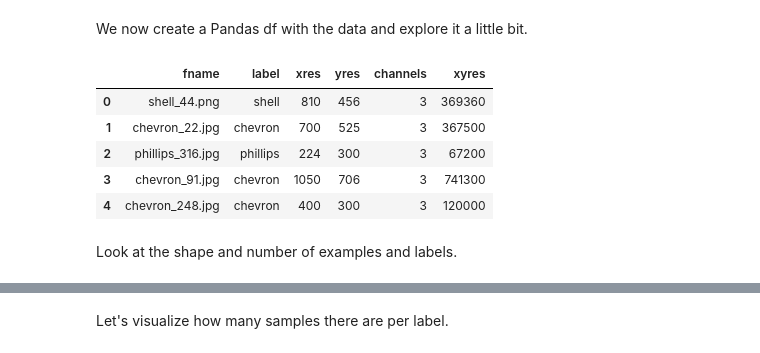
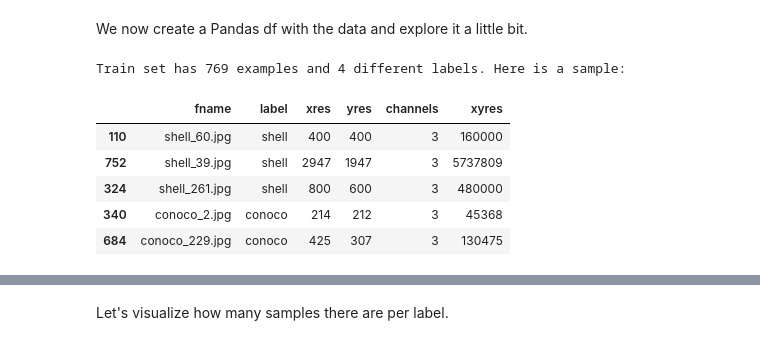
Before and after one commit to gheorghebg11/Shell, a Jupyter notebook: Shell.ipynb, the cells around one changed output, grey strips where cells are left out. Saved outputs shown, nothing was run; the diff lists cells and outputs as text; code cells hidden in the pictures.

```diff
--- a/Shell.ipynb
+++ b/Shell.ipynb
@@ -122,13 +126,13 @@ We removed 0 corrupted files out of 769 total files.
 We now create a Pandas df with the data and explore it a little bit.
 # %%
 train = pd.DataFrame(filenames_and_labels, columns=['fname', 'label', 'xres', 'yres', 'channels', 'xyres'])
-train.head()
+print(f'Train set has {train.shape[0]} examples and {len(set(train.label))} different labels. Here is a sample:')
+train.sample(5)
 # %% [output]
+Train set has 769 examples and 4 different labels. Here is a sample:
 |  | fname | label | xres | yres | channels | xyres |
-| 0 | shell_44.png | shell | 810 | 456 | 3 | 369360 |
-| 1 | chevron_22.jpg | chevron | 700 | 525 | 3 | 367500 |
-| 2 | phillips_316.jpg | phillips | 224 | 300 | 3 | 67200 |
-| 3 | chevron_91.jpg | chevron | 1050 | 706 | 3 | 741300 |
-| 4 | chevron_248.jpg | chevron | 400 | 300 | 3 | 120000 |
+| 110 | shell_60.jpg | shell | 400 | 400 | 3 | 160000 |
+| 752 | shell_39.jpg | shell | 2947 | 1947 | 3 | 5737809 |
+| 324 | shell_261.jpg | shell | 800 | 600 | 3 | 480000 |
+| 340 | conoco_2.jpg | conoco | 214 | 212 | 3 | 45368 |
+| 684 | conoco_229.jpg | conoco | 425 | 307 | 3 | 130475 |
-# %% [markdown]
-Look at the shape and number of examples and labels.
```
Also changed, not shown: parts of 31 cells of this notebook.
